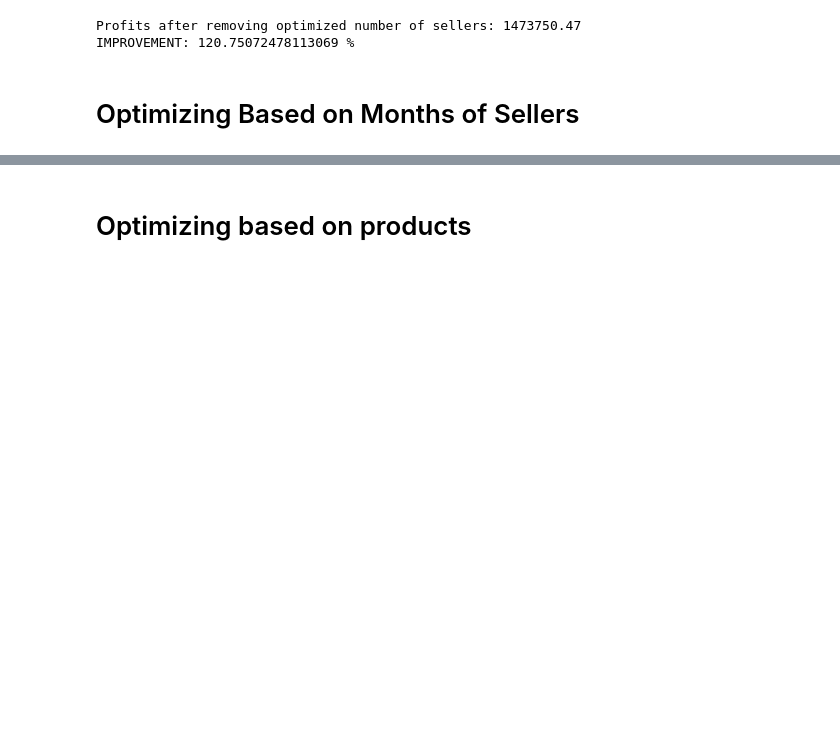
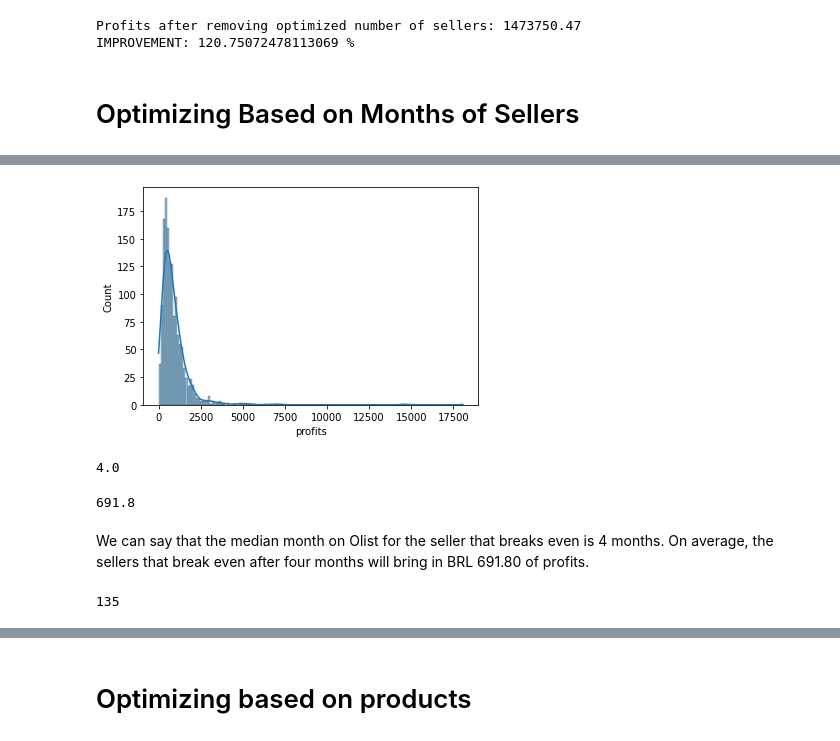
Before and after one commit to chongxe1991/olist_data_analysis, a Jupyter notebook: ceo_request.ipynb, the cells around one changed output, grey strips where cells are left out. Drawn from its saved outputs; the diff is of its cells as text; code cells hidden in the pictures; blank space fills up the shorter version.

```diff
--- a/ceo_request.ipynb
+++ b/ceo_request.ipynb
@@ -282,0 +265,16 @@ y = [profit_1, profit_2, profit_3, profit_4]
+# %%
+#Visualising the profit distribution of sellers if they break even after 4 months
+sns.histplot(sellers.query("months_on_olist >= 4 and profits > 0")["profits"], kde = True);
+# %% [output]
+[figure, added]
+# %%
+#As this is a skewed data, we will be taking the median months of sellers making profit in Olist into consideration
+#Calculating the average profits that a seller will bring if they make profit after four months. This is the opportunity cost
+#per seller
+print(sellers[sellers["profits"] > 0]["months_on_olist"].median())
+round(sellers.query("months_on_olist >= 4 and profits > 0")["profits"].median(), 2)
+# %% [output]
+4.0
+691.8
+# %% [markdown]
+We can say that the median month on Olist for the seller that breaks even is 4 months. On average, the sellers that break even after four months will bring in BRL 691.80 of profits.
@@ -283 +290,7 @@ y = [profit_1, profit_2, profit_3, profit_4]
+# %%
+#Calculating the number of sellers to remove if removal is based on 4 months
+number_of_sellers_removed = sellers_by_months.query("(months_on_olist > 4 and profits < 0)").count()["seller_id"]
+number_of_sellers_removed
+# %% [output]
+135
 # %%
```
Also changed, not shown: parts of 19 cells of this notebook.
